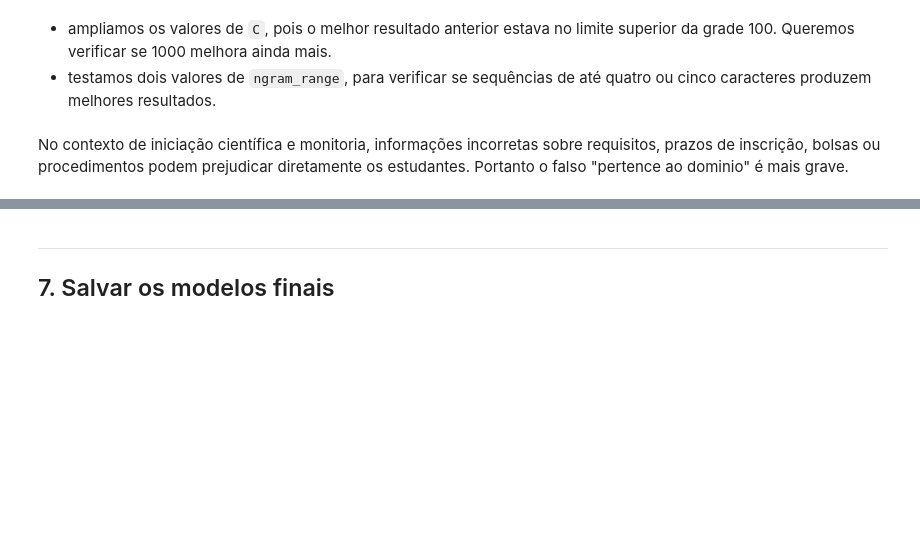
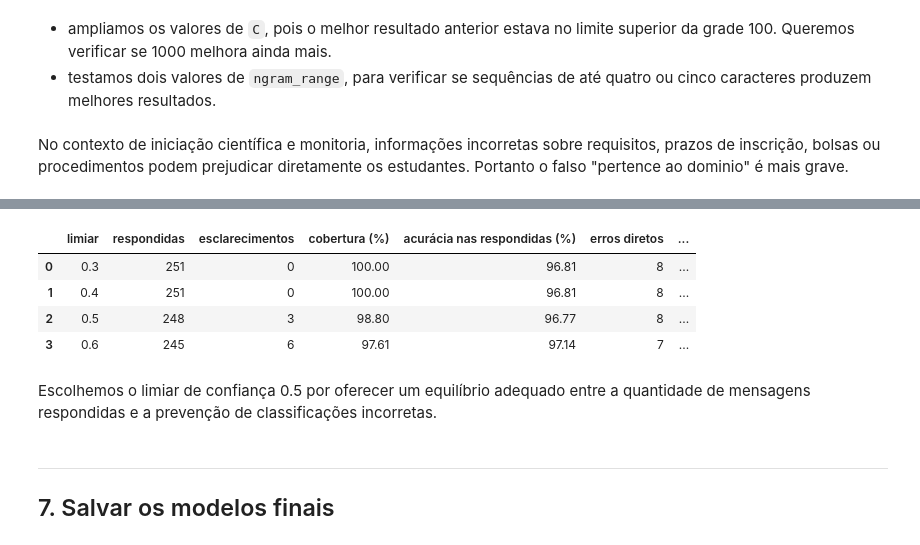
Before and after one commit to ViniciusDSB/starbucks-IA-2026-02-TP-Chatbot, a Jupyter notebook: notebooks/01_trabalho_grupo.ipynb, the cells around one changed output, grey strips where cells are left out. Cells and saved outputs as stored; diff of their text form; code cells hidden in the pictures; blank space fills up the shorter version.

Commit message:
Escolhhido limiar de confiança

```diff
--- a/notebooks/01_trabalho_grupo.ipynb
+++ b/notebooks/01_trabalho_grupo.ipynb
@@ -254,2 +338,16 @@ probabilidades da validação cruzada, como na seção 9 do exemplo. Justifique.
 # %%
-# 🔨 TODO
+proba = cross_val_predict(
+    clf_tema,
+    treino_dom["texto"],
+    treino_dom["intencao"],
+    cv=cv,
+    method="predict_proba"
+)
+
+classes = clf_tema.classes_
+
+confianca = proba.max(axis=1)
+previsto = classes[proba.argmax(axis=1)]
+
+real = treino_dom["intencao"].to_numpy()
+acertou = previsto == real
@@ -256,3 +364,42 @@ probabilidades da validação cruzada, como na seção 9 do exemplo. Justifique.
+# %%
+limiares = [0.3, 0.4, 0.5, 0.6]
+
+resultados = []
+
+for limiar in limiares:
+    responde = confianca >= limiar
+
+    respondidas = responde.sum()
+    esclarecimentos = (~responde).sum()
+
+    acertos_diretos = (responde & acertou).sum()
+    erros_diretos = (responde & ~acertou).sum()
+
+    erros_evitados = (~responde & ~acertou).sum()
+    acertos_viraram_pergunta = (~responde & acertou).sum()
+
+    resultados.append({
+        "limiar": limiar,
+        "respondidas": respondidas,
+        "esclarecimentos": esclarecimentos,
+        "cobertura (%)": 100 * respondidas / len(real),
+        "acurácia nas respondidas (%)":
+            100 * acertos_diretos / respondidas if respondidas else 0,
+        "erros diretos": erros_diretos,
+        "erros evitados": erros_evitados,
+        "acertos que viraram perguntas": acertos_viraram_pergunta
+    })
+
+tab_limiares = pd.DataFrame(resultados)
+tab_limiares.round(2)
+# %% [output]
+|  | limiar | respondidas | esclarecimentos | cobertura (%) | acurácia nas respondidas (%) | erros diretos | ... |
+| 0 | 0.3 | 251 | 0 | 100.00 | 96.81 | 8 | ... |
+| 1 | 0.4 | 251 | 0 | 100.00 | 96.81 | 8 | ... |
+| 2 | 0.5 | 248 | 3 | 98.80 | 96.77 | 8 | ... |
+| 3 | 0.6 | 245 | 6 | 97.61 | 97.14 | 7 | ... |
+# %% [markdown]
+Escolhemos o limiar de confiança 0.5 por oferecer um equilíbrio adequado entre a quantidade de mensagens respondidas e a prevenção de classificações incorretas.
 # %% [markdown]
 ---
 ## 7. Salvar os modelos finais
```
Also changed, not shown: parts of 12 cells of this notebook, 2 other files.
